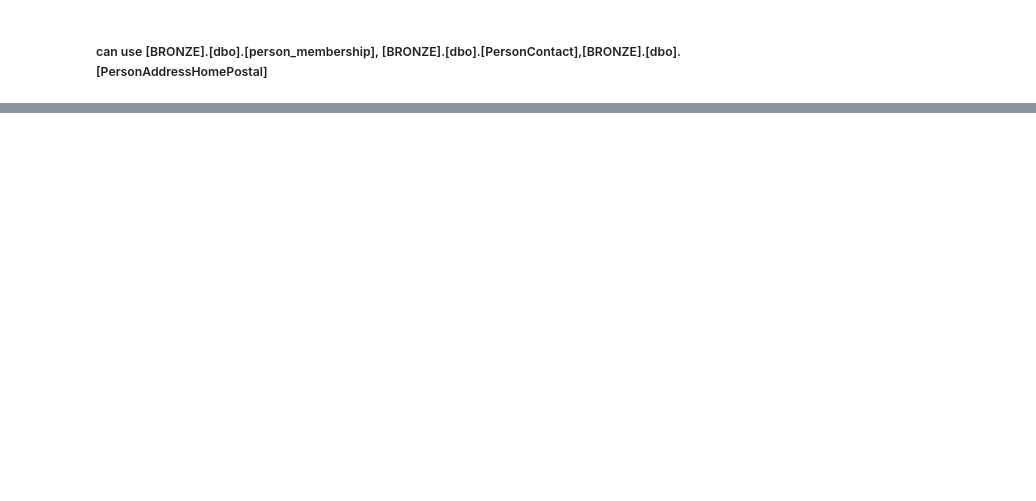
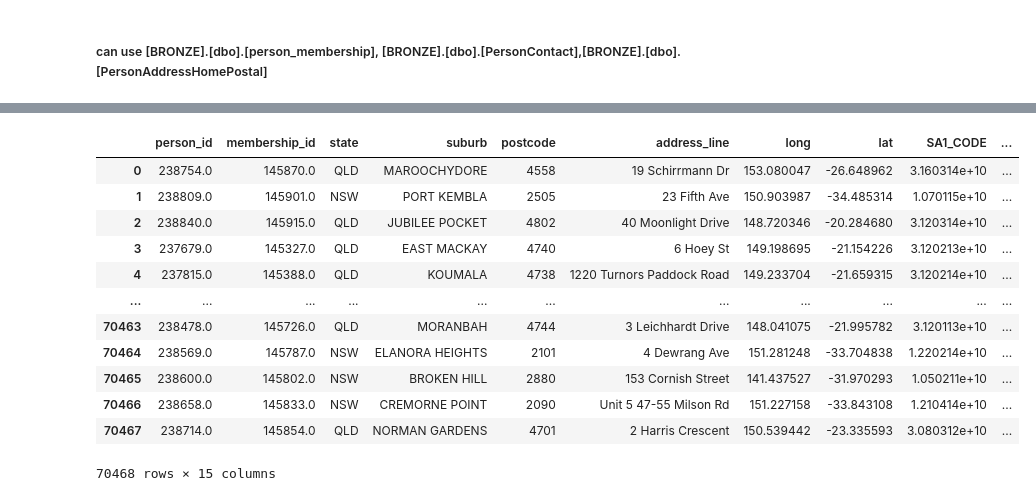
Before and after one commit to zengsh669/wf_vscode_, a Jupyter notebook: sql_db/geo_mapping sql_validation.ipynb, the cells around one changed output, grey strips where cells are left out. Saved outputs shown, nothing was run; the diff lists cells and outputs as text; code cells hidden in the pictures; blank space fills up the shorter version.

```diff
--- a/sql_db/geo_mapping sql_validation.ipynb
+++ b/sql_db/geo_mapping sql_validation.ipynb
@@ -105,0 +106,17 @@ df_unmatched[df_unmatched["membership_id"] == 61319]
+# %%
+df_sql_sa = pd.read_csv(r'\\prdeqs01\QlikData\GEO\output\df_sql_with_sa_03022026.csv')
+df_sql_sa
+# %% [output]
+|  | person_id | membership_id | state | suburb | postcode | address_line | long | lat | SA1_CODE | ... |
+| 0 | 238754.0 | 145870.0 | QLD | MAROOCHYDORE | 4558 | 19 Schirrmann Dr | 153.080047 | -26.648962 | 3.160314e+10 | ... |
+| 1 | 238809.0 | 145901.0 | NSW | PORT KEMBLA | 2505 | 23 Fifth Ave | 150.903987 | -34.485314 | 1.070115e+10 | ... |
+| 2 | 238840.0 | 145915.0 | QLD | JUBILEE POCKET | 4802 | 40 Moonlight Drive | 148.720346 | -20.284680 | 3.120314e+10 | ... |
+| 3 | 237679.0 | 145327.0 | QLD | EAST MACKAY | 4740 | 6 Hoey St | 149.198695 | -21.154226 | 3.120213e+10 | ... |
+| 4 | 237815.0 | 145388.0 | QLD | KOUMALA | 4738 | 1220 Turnors Paddock Road | 149.233704 | -21.659315 | 3.120214e+10 | ... |
+| ... | ... | ... | ... | ... | ... | ... | ... | ... | ... | ... |
+| 70463 | 238478.0 | 145726.0 | QLD | MORANBAH | 4744 | 3 Leichhardt Drive | 148.041075 | -21.995782 | 3.120113e+10 | ... |
+| 70464 | 238569.0 | 145787.0 | NSW | ELANORA HEIGHTS | 2101 | 4 Dewrang Ave | 151.281248 | -33.704838 | 1.220214e+10 | ... |
+| 70465 | 238600.0 | 145802.0 | NSW | BROKEN HILL | 2880 | 153 Cornish Street | 141.437527 | -31.970293 | 1.050211e+10 | ... |
+| 70466 | 238658.0 | 145833.0 | NSW | CREMORNE POINT | 2090 | Unit 5 47-55 Milson Rd | 151.227158 | -33.843108 | 1.210414e+10 | ... |
+| 70467 | 238714.0 | 145854.0 | QLD | NORMAN GARDENS | 4701 | 2 Harris Crescent | 150.539442 | -23.335593 | 3.080312e+10 | ... |
+70468 rows × 15 columns
```
Also changed, not shown: parts of 14 cells of this notebook, 1 other file.
